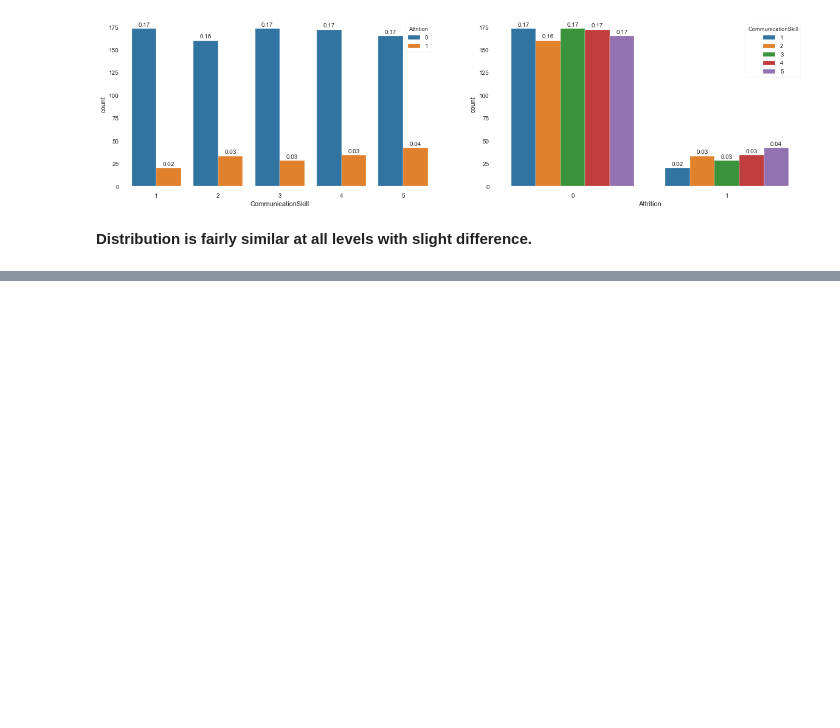
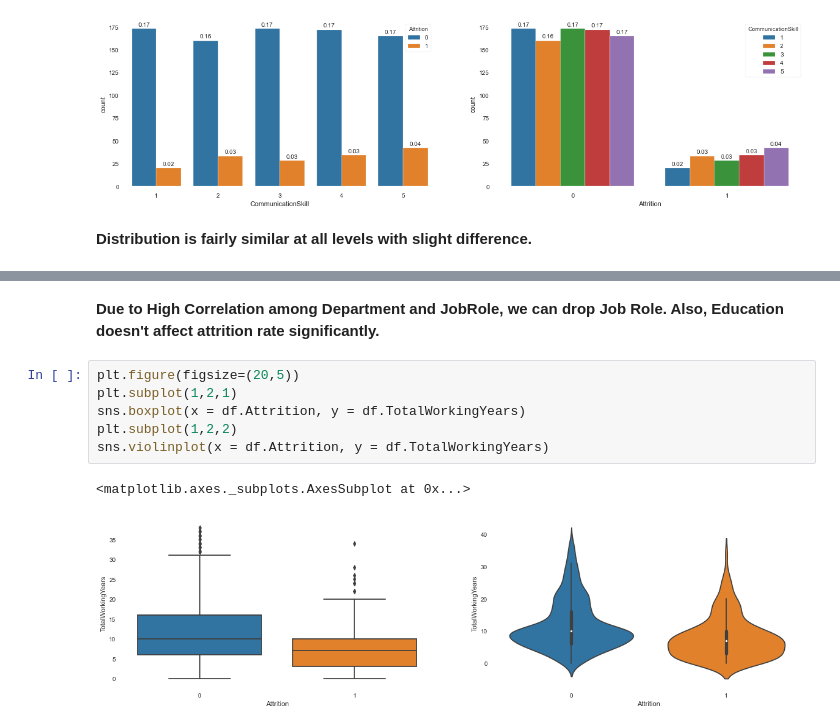
Before and after one commit to falcolf/Employee_Attrition, a Jupyter notebook: Analysis.ipynb, the cells around one changed output, grey strips where cells are left out. Drawn from its saved outputs; the diff is of its cells as text; blank space fills up the shorter version.

```diff
--- a/Analysis.ipynb
+++ b/Analysis.ipynb
@@ -520,0 +559,11 @@ for p in ax.patches:
+# %% [markdown]
+**Due to High Correlation among Department and JobRole, we can drop Job Role. Also, Education doesn't affect attrition rate significantly.**
+# %%
+plt.figure(figsize=(20,5))
+plt.subplot(1,2,1)
+sns.boxplot(x = df.Attrition, y = df.TotalWorkingYears)
+plt.subplot(1,2,2)
+sns.violinplot(x = df.Attrition, y = df.TotalWorkingYears)
+# %% [output]
+<matplotlib.axes._subplots.AxesSubplot at 0x...>
+[figure, added]
```
Also changed, not shown: parts of 18 cells of this notebook.
